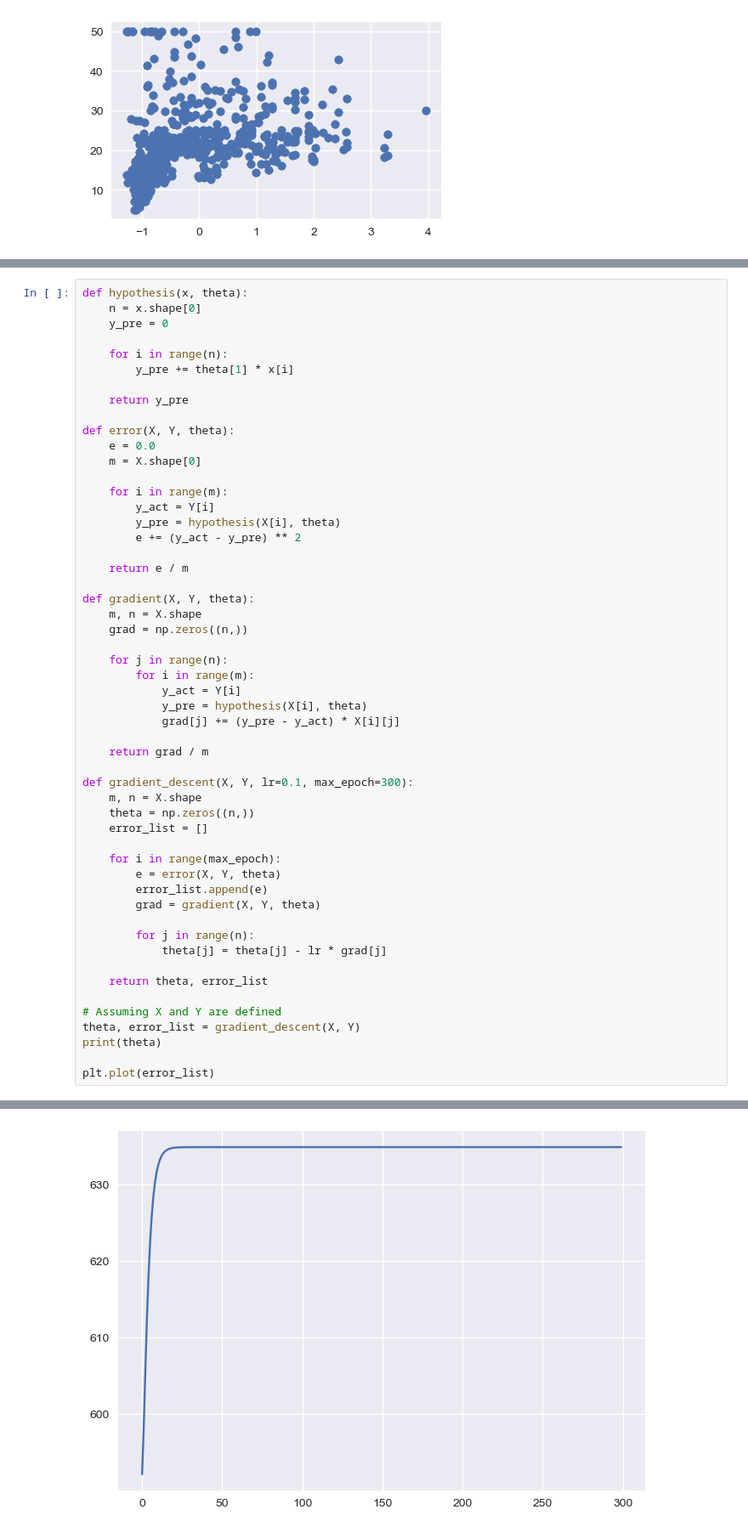
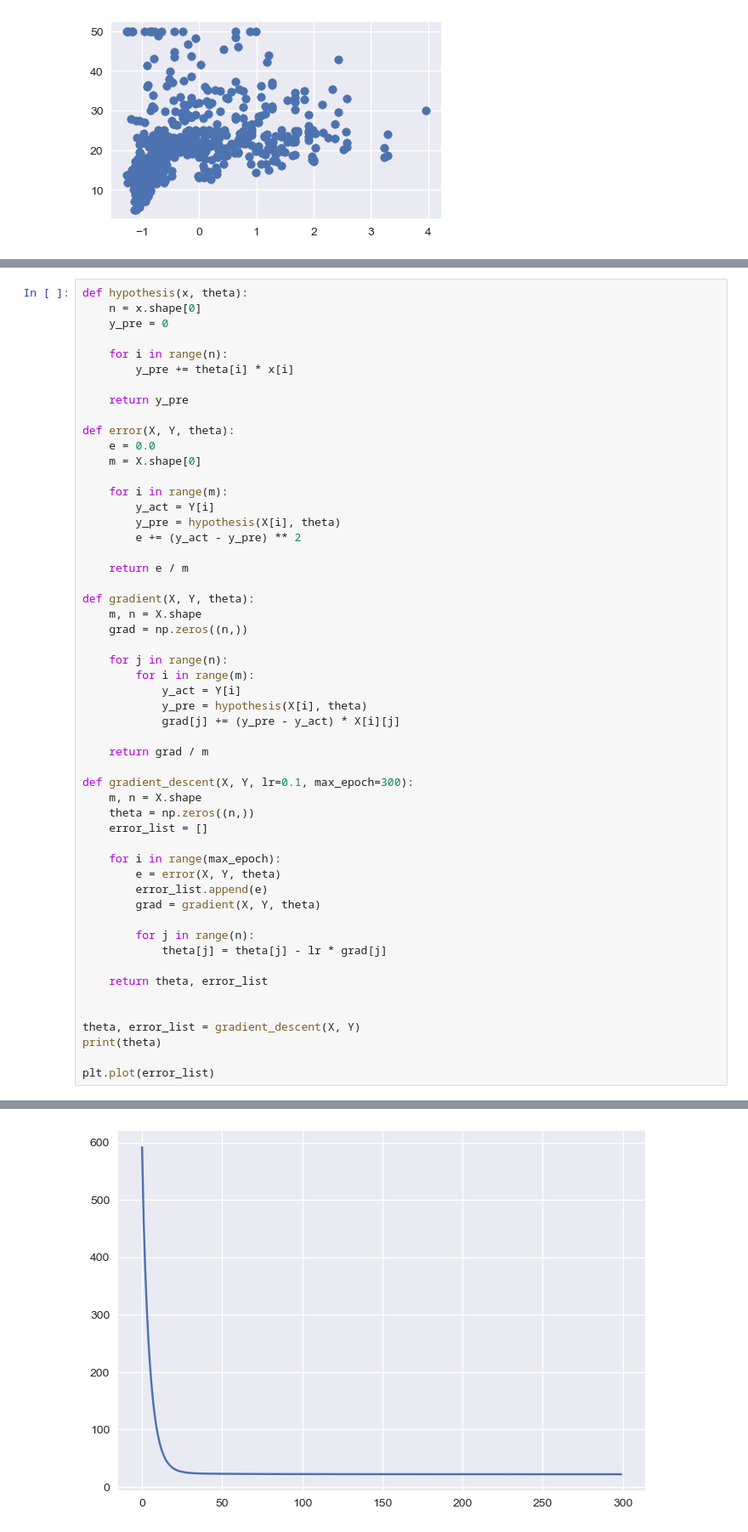
Before and after one commit to AcrobatAHA/All-code-ever-I-done, a Jupyter notebook: Linear Regression using Gradient Descent.ipynb, the cells around one changed output, grey strips where cells are left out. Shown at 85% size. Cells and saved outputs as stored; diff of their text form.

```diff
--- a/Linear Regression using Gradient Descent.ipynb
+++ b/Linear Regression using Gradient Descent.ipynb
@@ -72,7 +72,7 @@ def hypothesis(x, theta):
     y_pre = 0
 
     for i in range(n):
-        y_pre += theta[1] * x[i]
+        y_pre += theta[i] * x[i]
 
     return y_pre
 
@@ -114,7 +114,7 @@ def gradient_descent(X, Y, lr=0.1, max_epoch=300):
 
     return theta, error_list
 
-# Assuming X and Y are defined
+
 theta, error_list = gradient_descent(X, Y)
 print(theta)
 
@@ -126,2 +127,2 @@ plt.plot(error_list)
 [<matplotlib.lines.Line2D at 0x...>]
-[figure, old version]
+[figure, new version]
```
Also changed, not shown: parts of 1 cell of this notebook.
